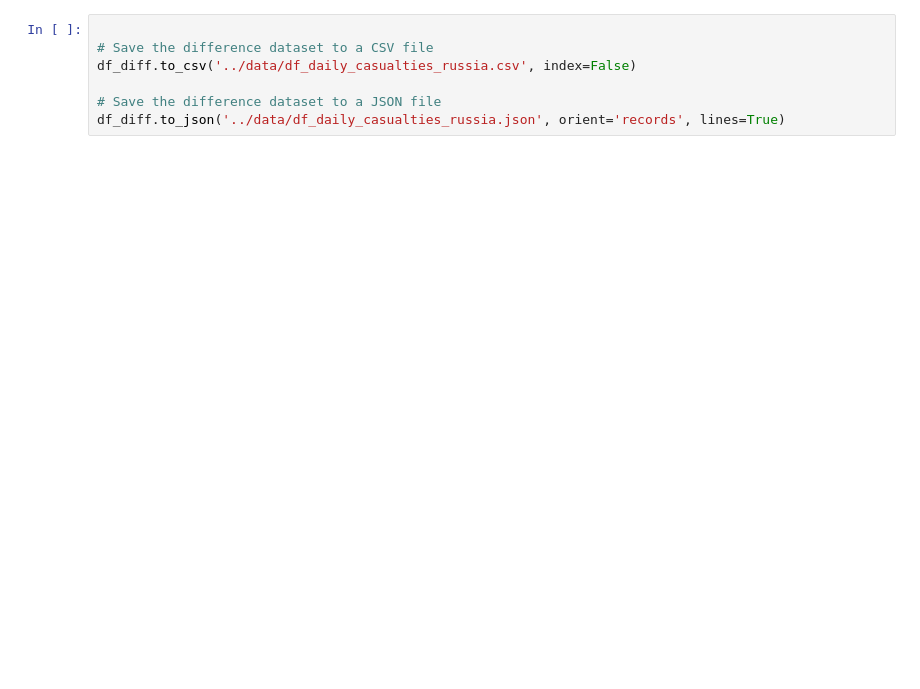
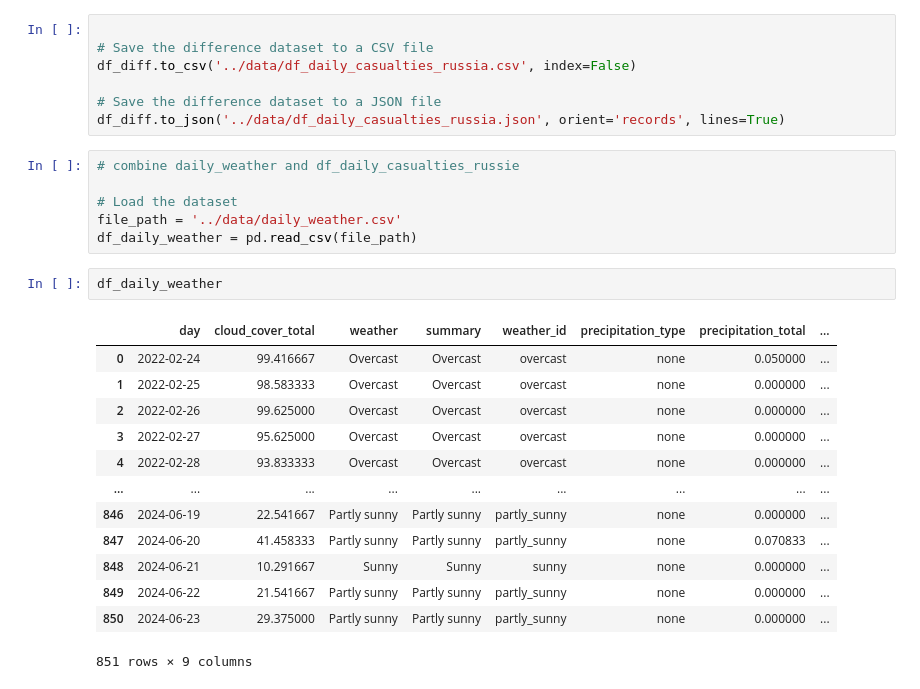
Before and after one commit to hitechparadigm/Ukraine-Russia-War-Dataset, a Jupyter notebook: app/project.ipynb, the cells around one changed output. Saved outputs shown, nothing was run; the diff lists cells and outputs as text; blank space fills up the shorter version.

Commit message:
added data up to June 7, 2024

```diff
--- a/app/project.ipynb
+++ b/app/project.ipynb
@@ -246,3 +246,25 @@ df_diff.to_csv('../data/df_daily_casualties_russia.csv', index=False)
 
 # Save the difference dataset to a JSON file
 df_diff.to_json('../data/df_daily_casualties_russia.json', orient='records', lines=True)
+# %%
+# combine daily_weather and df_daily_casualties_russie
+
+# Load the dataset
+file_path = '../data/daily_weather.csv'
+df_daily_weather = pd.read_csv(file_path)
+# %%
+df_daily_weather
+# %% [output]
+|  | day | cloud_cover_total | weather | summary | weather_id | precipitation_type | precipitation_total | ... |
+| 0 | 2022-02-24 | 99.416667 | Overcast | Overcast | overcast | none | 0.050000 | ... |
+| 1 | 2022-02-25 | 98.583333 | Overcast | Overcast | overcast | none | 0.000000 | ... |
+| 2 | 2022-02-26 | 99.625000 | Overcast | Overcast | overcast | none | 0.000000 | ... |
+| 3 | 2022-02-27 | 95.625000 | Overcast | Overcast | overcast | none | 0.000000 | ... |
+| 4 | 2022-02-28 | 93.833333 | Overcast | Overcast | overcast | none | 0.000000 | ... |
+| ... | ... | ... | ... | ... | ... | ... | ... | ... |
+| 846 | 2024-06-19 | 22.541667 | Partly sunny | Partly sunny | partly_sunny | none | 0.000000 | ... |
+| 847 | 2024-06-20 | 41.458333 | Partly sunny | Partly sunny | partly_sunny | none | 0.070833 | ... |
+| 848 | 2024-06-21 | 10.291667 | Sunny | Sunny | sunny | none | 0.000000 | ... |
+| 849 | 2024-06-22 | 21.541667 | Partly sunny | Partly sunny | partly_sunny | none | 0.000000 | ... |
+| 850 | 2024-06-23 | 29.375000 | Partly sunny | Partly sunny | partly_sunny | none | 0.000000 | ... |
+851 rows × 9 columns
```
Also changed, not shown: parts of 11 cells of this notebook, 13 other files.
